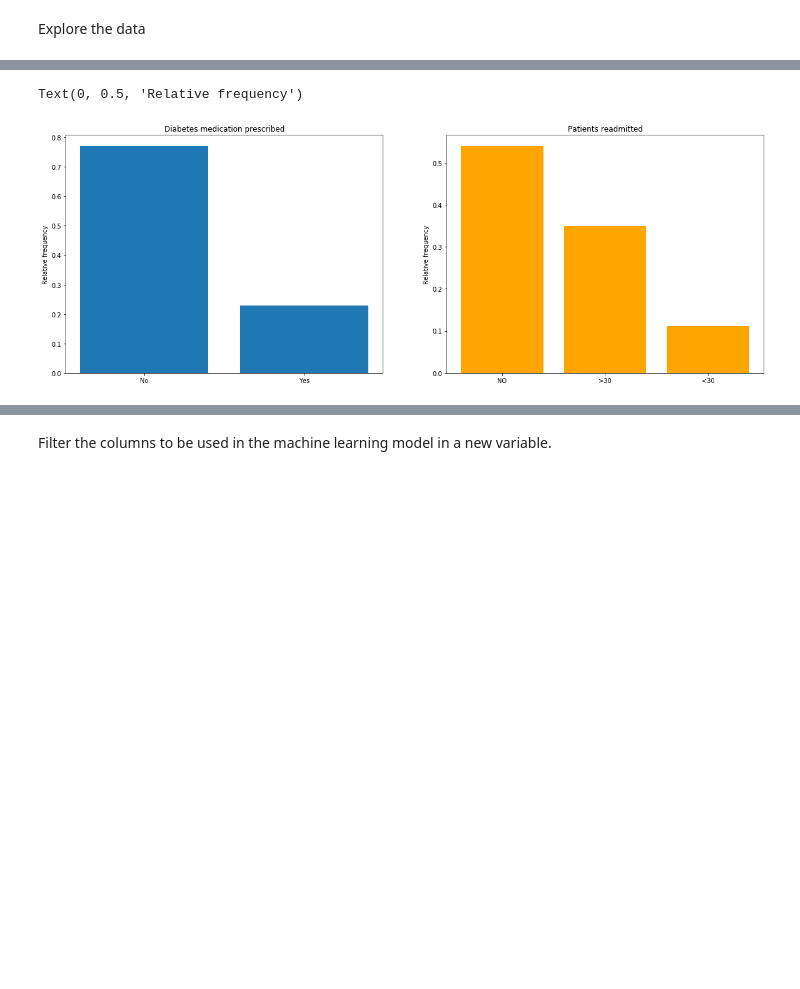
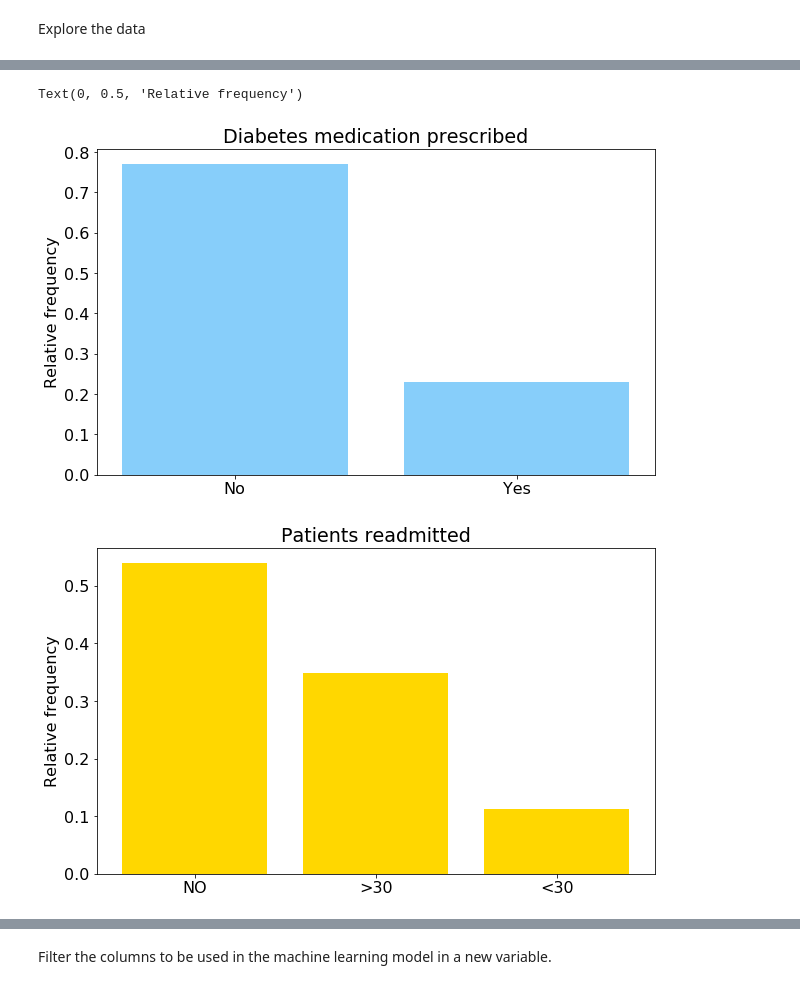
Before and after one commit to martaasp/tfm, a Jupyter notebook: smart-medical-dashboard.ipynb, the cells around one changed output, grey strips where cells are left out. Saved outputs shown, nothing was run; the diff lists cells and outputs as text; code cells hidden in the pictures; blank space fills up the shorter version.

```diff
--- a/smart-medical-dashboard.ipynb
+++ b/smart-medical-dashboard.ipynb
@@ -204,18 +210,19 @@ Text(0, 0.5, 'Relative frequency')
 # %%
-fig1, ax1 = plt.subplots(1,2,figsize=(20,7))
+plt.figure(figsize=(10,6))
+aux = hist_data.select("diabetesMed").toPandas()
+plt.bar(aux["diabetesMed"].unique(), aux["diabetesMed"].value_counts()/hist_data.count(), color='lightskyblue')
+plt.title("Diabetes medication prescribed")
+plt.ylabel("Relative frequency")
 
-aux = hist_data.select("diabetesMed").toPandas()
-ax1[0].bar(aux["diabetesMed"].unique(), aux["diabetesMed"].value_counts()/hist_data.count())
-ax1[0].set_title("Diabetes medication prescribed")
-ax1[0].set_ylabel("Relative frequency")
-
+plt.figure(figsize=(10,6))
 aux = hist_data.select("readmitted").toPandas()
-ax1[1].bar(aux["readmitted"].unique(), aux["readmitted"].value_counts()/hist_data.count(), color="orange")
-ax1[1].set_title("Patients readmitted")
-ax1[1].set_ylabel("Relative frequency")
+plt.bar(aux["readmitted"].unique(), aux["readmitted"].value_counts()/hist_data.count(), color="gold")
+plt.title("Patients readmitted")
+plt.ylabel("Relative frequency")
 # %% [output]
 Text(0, 0.5, 'Relative frequency')
-[figure, old version]
+[figure, new version]
+[figure, added]
 # %%
 aux1 = hist_data.select("number_outpatient").toPandas()
 sns.kdeplot(aux1["number_outpatient"], bw=1.5 , color="skyblue", label="Number outpatient")
```
Also changed, not shown: parts of 17 cells of this notebook.
